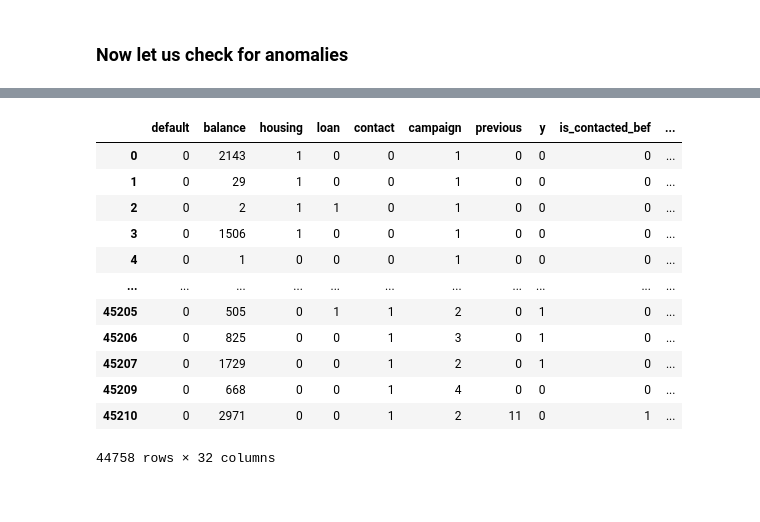
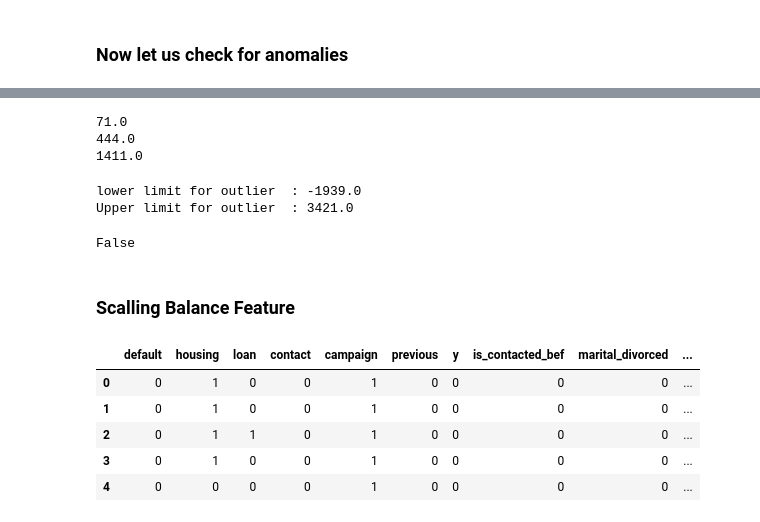
Before and after one commit to anshudhanshu/Bank-Marketing-Effectiveness-Prediction, a Jupyter notebook: Sudhanshu_Rawat_Team_1_Bank_Marketing_Effectiveness_Prediction_Capstone_Project_3.ipynb, the cells around one changed output, grey strips where cells are left out. Saved outputs shown, nothing was run; the diff lists cells and outputs as text; code cells hidden in the pictures.

```diff
--- a/Sudhanshu_Rawat_Team_1_Bank_Marketing_Effectiveness_Prediction_Capstone_Project_3.ipynb
+++ b/Sudhanshu_Rawat_Team_1_Bank_Marketing_Effectiveness_Prediction_Capstone_Project_3.ipynb
@@ -306,16 +329,43 @@ final_df = anomaly_df[anomaly_df['anomaly']==1].drop('anomaly',axis=1)
+# %%
+percentile_q1_balance = np.percentile(final_df['balance'],25)
+print(percentile_q1_balance)
+percentile_q2_balance = np.percentile(final_df['balance'],50)
+print(percentile_q2_balance)
+percentile_q3_balance = np.percentile(final_df['balance'],75)
+print(percentile_q3_balance)
+# %% [output]
+71.0
+444.0
+1411.0
+# %%
+iqr=percentile_q3_balance - percentile_q1_balance
+lower_limit_outlier=percentile_q1_balance-1.5*iqr
+upper_limit_outlier=percentile_q3_balance+1.5*iqr
+# %%
+print("lower limit for outlier  :",lower_limit_outlier)
+print("Upper limit for outlier  :",upper_limit_outlier)
+# %% [output]
+lower limit for outlier  : -1939.0
+Upper limit for outlier  : 3421.0
+# %%
+final_df=final_df[(final_df['balance']>lower_limit_outlier) &(final_df['balance']<upper_limit_outlier)]
+# %%
+final_df.isnull().values.any()
+# %% [output]
+False
+# %% [markdown]
+### Scalling Balance Feature
+# %%
+from sklearn import preprocessing
+min_max_scaler = preprocessing.MinMaxScaler(feature_range =(0, 1))
+final_df['Scalled_balance']= pd.Series(min_max_scaler.fit_transform(final_df['balance'].values.reshape(-1,1)).flatten())
+final_df=final_df.dropna().drop('balance',axis=1)
 # %%
-final_df
+final_df.head()
 # %% [output]
-|  | default | balance | housing | loan | contact | campaign | previous | y | is_contacted_bef | ... |
-| 0 | 0 | 2143 | 1 | 0 | 0 | 1 | 0 | 0 | 0 | ... |
-| 1 | 0 | 29 | 1 | 0 | 0 | 1 | 0 | 0 | 0 | ... |
-| 2 | 0 | 2 | 1 | 1 | 0 | 1 | 0 | 0 | 0 | ... |
-| 3 | 0 | 1506 | 1 | 0 | 0 | 1 | 0 | 0 | 0 | ... |
-| 4 | 0 | 1 | 0 | 0 | 0 | 1 | 0 | 0 | 0 | ... |
-| ... | ... | ... | ... | ... | ... | ... | ... | ... | ... | ... |
-| 45205 | 0 | 505 | 0 | 1 | 1 | 2 | 0 | 1 | 0 | ... |
-| 45206 | 0 | 825 | 0 | 0 | 1 | 3 | 0 | 1 | 0 | ... |
-| 45207 | 0 | 1729 | 0 | 0 | 1 | 2 | 0 | 1 | 0 | ... |
-| 45209 | 0 | 668 | 0 | 0 | 1 | 4 | 0 | 0 | 0 | ... |
-| 45210 | 0 | 2971 | 0 | 0 | 1 | 2 | 11 | 0 | 1 | ... |
+|  | default | housing | loan | contact | campaign | previous | y | is_contacted_bef | marital_divorced | ... |
+| 0 | 0 | 1 | 0 | 0 | 1 | 0 | 0 | 0 | 0 | ... |
+| 1 | 0 | 1 | 0 | 0 | 1 | 0 | 0 | 0 | 0 | ... |
+| 2 | 0 | 1 | 1 | 0 | 1 | 0 | 0 | 0 | 0 | ... |
+| 3 | 0 | 1 | 0 | 0 | 1 | 0 | 0 | 0 | 0 | ... |
+| 4 | 0 | 0 | 0 | 0 | 1 | 0 | 0 | 0 | 0 | ... |
-44758 rows × 32 columns
```
Also changed, not shown: parts of 38 cells of this notebook.
